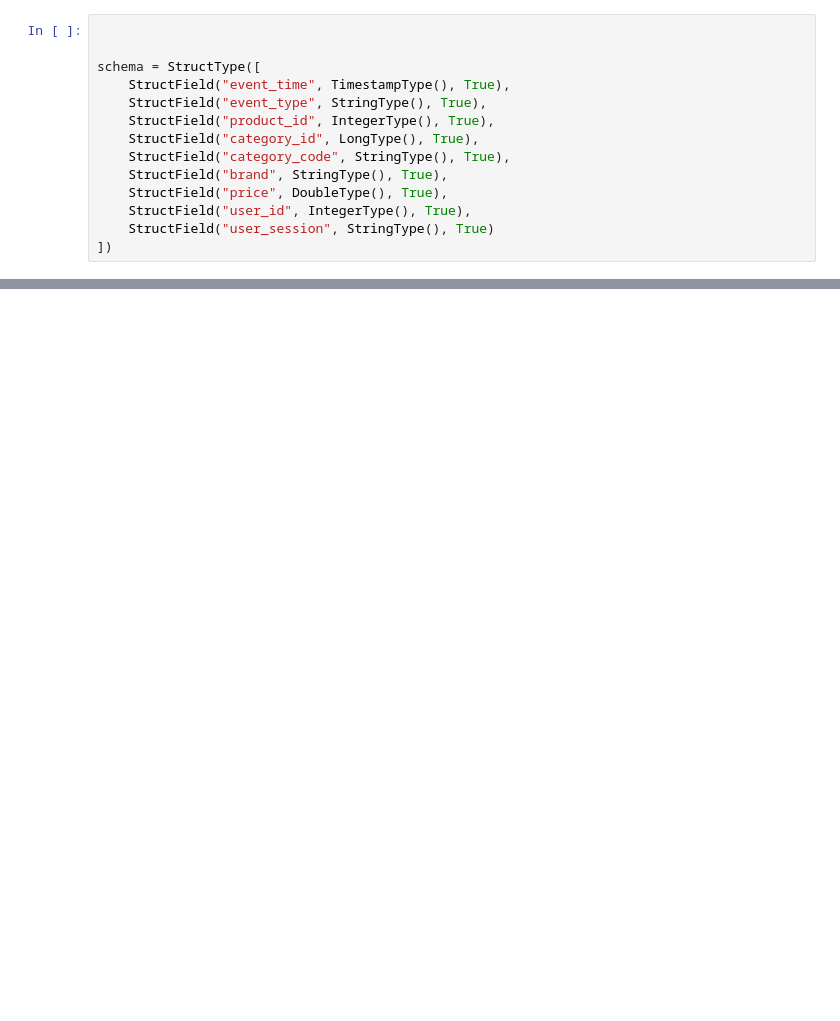
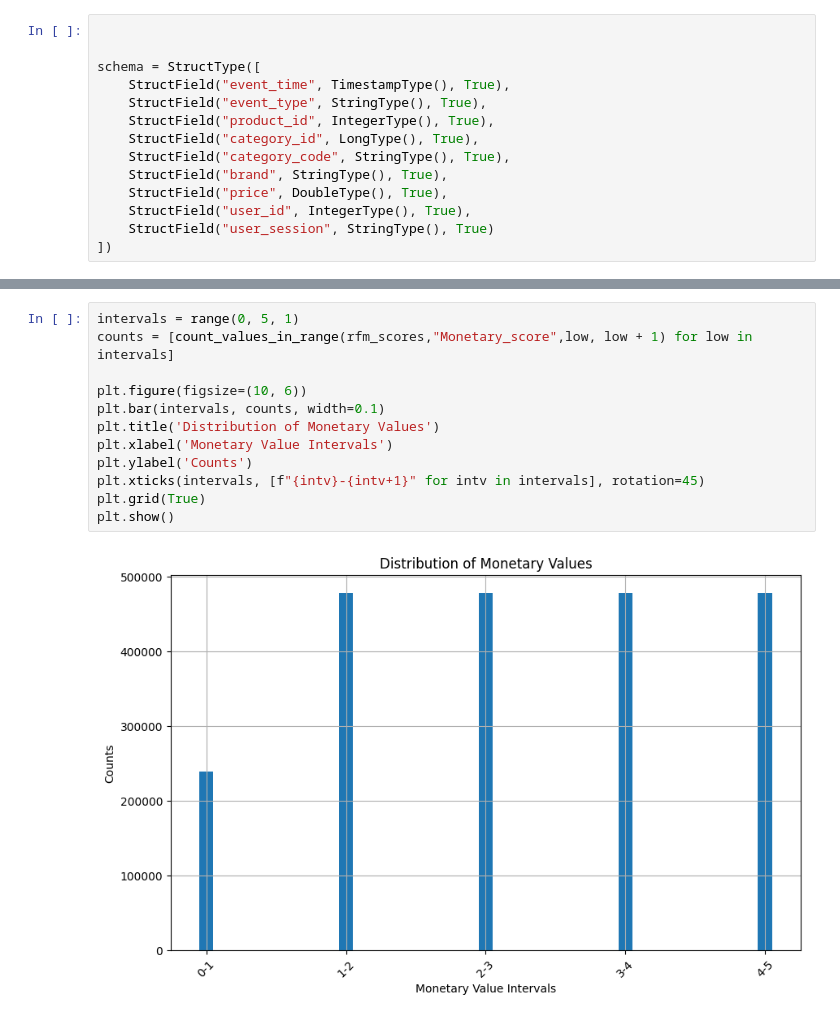
Before and after one commit to Zenaidji/Segmentation-client, a Jupyter notebook: MSPR_Clustring.ipynb, the cells around one changed output, grey strips where cells are left out. Saved outputs shown, nothing was run; the diff lists cells and outputs as text; blank space fills up the shorter version.

```diff
--- a/MSPR_Clustring.ipynb
+++ b/MSPR_Clustring.ipynb
@@ -339,0 +360,14 @@ only showing top 20 rows
+# %%
+intervals = range(0, 5, 1)
+counts = [count_values_in_range(rfm_scores,"Monetary_score",low, low + 1) for low in intervals]
+
+plt.figure(figsize=(10, 6))
+plt.bar(intervals, counts, width=0.1)
+plt.title('Distribution of Monetary Values')
+plt.xlabel('Monetary Value Intervals')
+plt.ylabel('Counts')
+plt.xticks(intervals, [f"{intv}-{intv+1}" for intv in intervals], rotation=45)
+plt.grid(True)
+plt.show()
+# %% [output]
+[figure, added]
```
Also changed, not shown: parts of 48 cells of this notebook, 18 other files.
